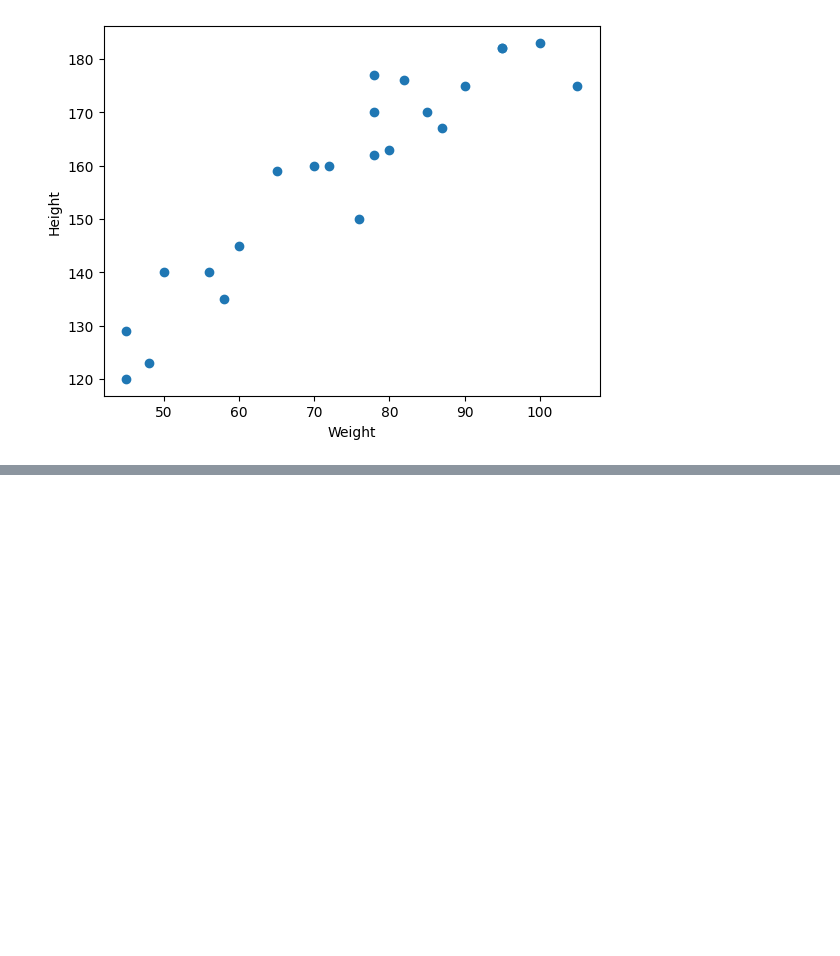
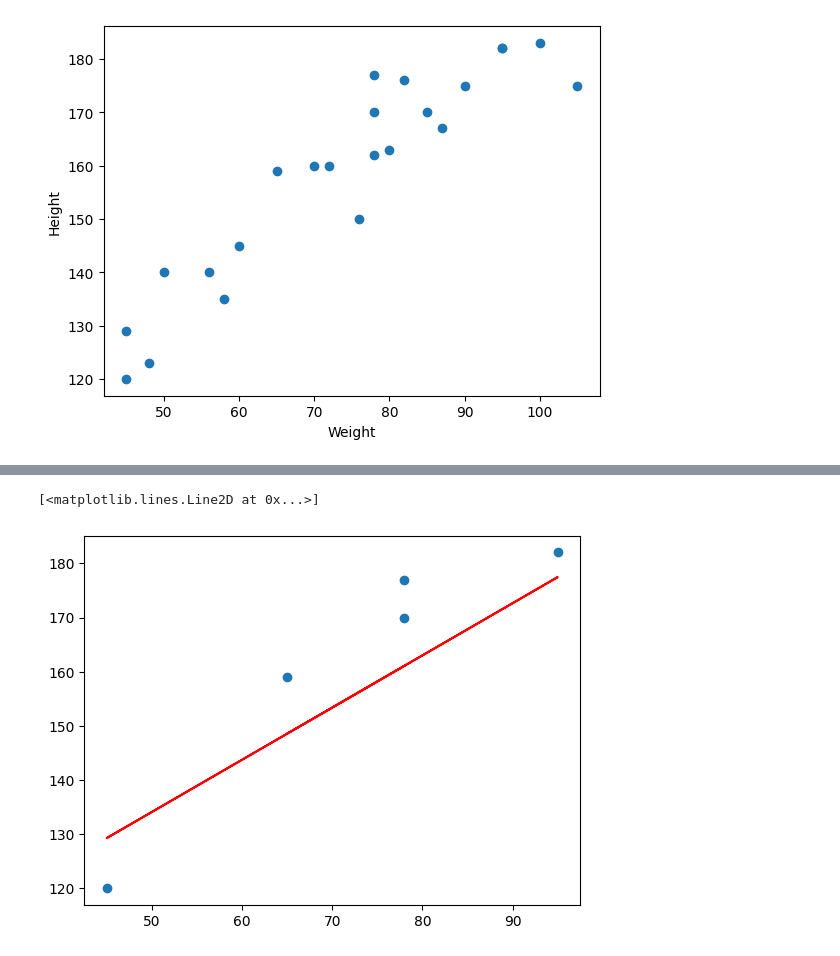
Before and after one commit to Raimal-Raja/DataScience-ML-DL-NLP, a Jupyter notebook: 19_Machine Learning/3_Steps By Step Project Implementation With LifeCycle OF ML Project/1_Basic_simple_Regression.ipynb, the cells around one changed output, grey strips where cells are left out. Cells and saved outputs as stored; diff of their text form; code cells hidden in the pictures; blank space fills up the shorter version.

```diff
--- a/19_Machine Learning/3_Steps By Step Project Implementation With LifeCycle OF ML Project/1_Basic_simple_Regression.ipynb
+++ b/19_Machine Learning/3_Steps By Step Project Implementation With LifeCycle OF ML Project/1_Basic_simple_Regression.ipynb
@@ -50,0 +115,6 @@ ValueError: Expected a 2-dimensional container but got <class 'pandas.core.serie
+# %%
+plt.scatter(x_test, y_test)
+plt.plot(x_test, regressor.predict(x_test), 'r')
+# %% [output]
+[<matplotlib.lines.Line2D at 0x...>]
+[figure, added]
```
Also changed, not shown: parts of 32 cells of this notebook.
